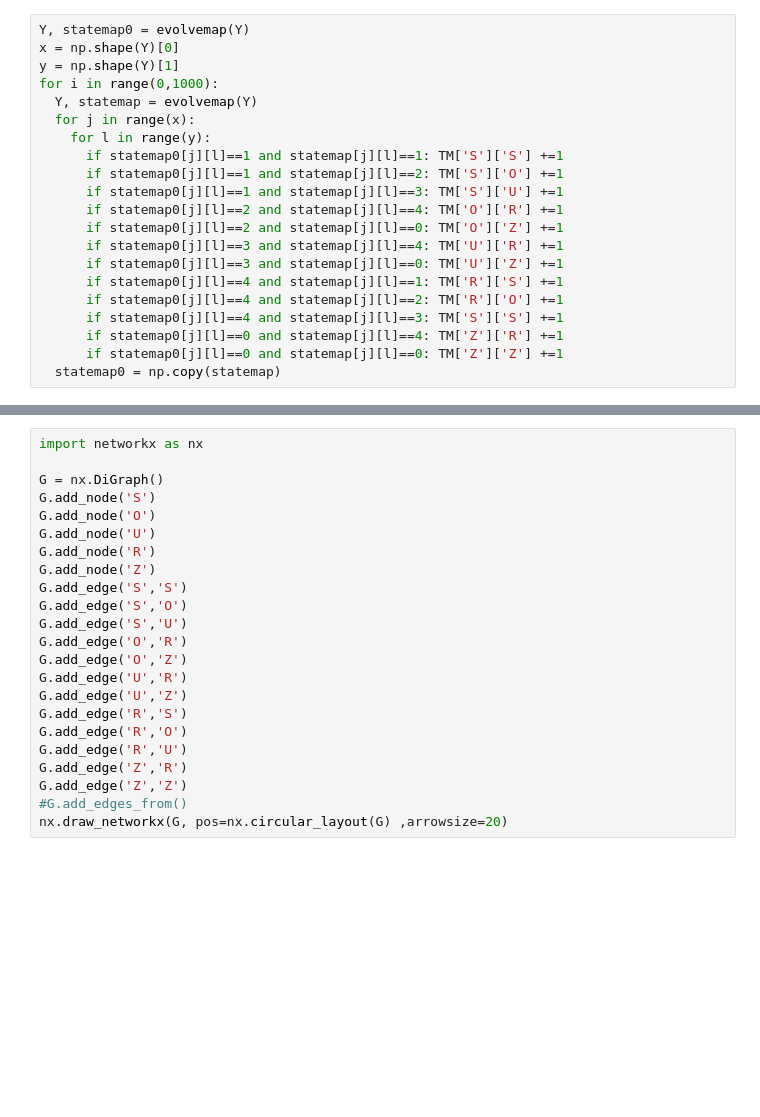
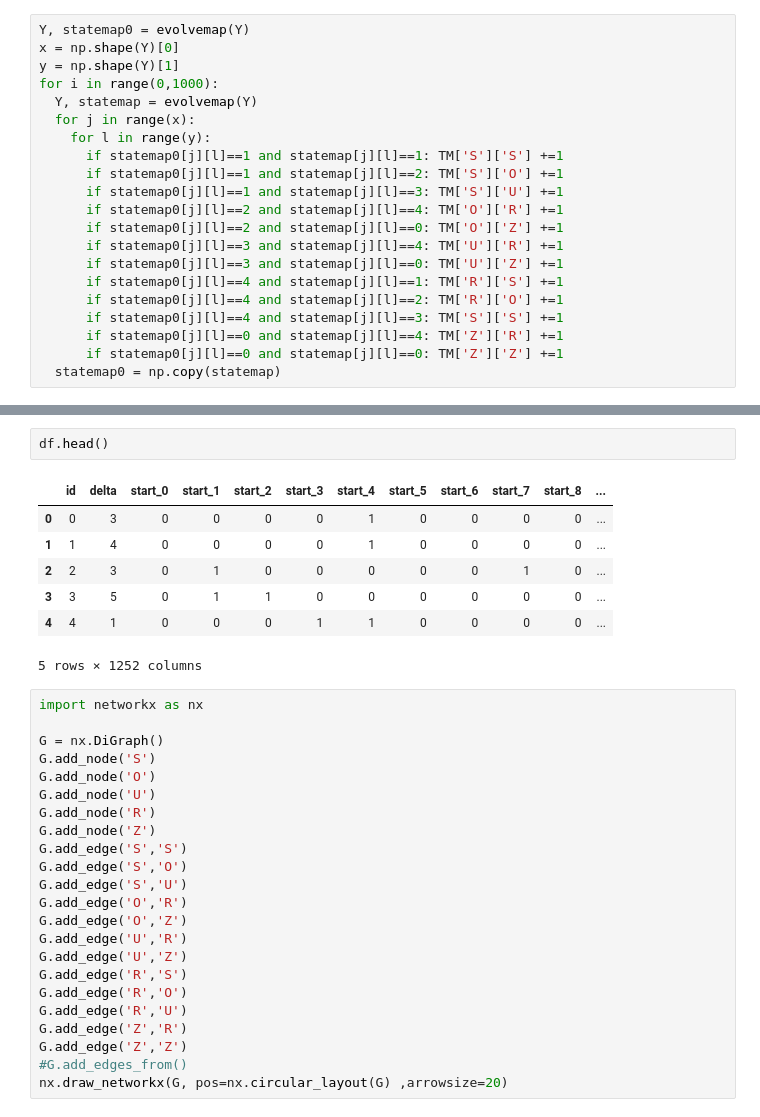
Before and after one commit to JoaoRibeiroMedeiros/NoiseFilters, a Jupyter notebook: ReverseGameOfLife.ipynb, the cells around one changed output, grey strips where cells are left out. Drawn from its saved outputs; the diff is of its cells as text; blank space fills up the shorter version.

```diff
--- a/ReverseGameOfLife.ipynb
+++ b/ReverseGameOfLife.ipynb
@@ -308,3 +437,13 @@ TM
+# %%
+df.head()
+# %% [output]
+|  | id | delta | start_0 | start_1 | start_2 | start_3 | start_4 | start_5 | start_6 | start_7 | start_8 | ... |
+| 0 | 0 | 3 | 0 | 0 | 0 | 0 | 1 | 0 | 0 | 0 | 0 | ... |
+| 1 | 1 | 4 | 0 | 0 | 0 | 0 | 1 | 0 | 0 | 0 | 0 | ... |
+| 2 | 2 | 3 | 0 | 1 | 0 | 0 | 0 | 0 | 0 | 1 | 0 | ... |
+| 3 | 3 | 5 | 0 | 1 | 1 | 0 | 0 | 0 | 0 | 0 | 0 | ... |
+| 4 | 4 | 1 | 0 | 0 | 0 | 1 | 1 | 0 | 0 | 0 | 0 | ... |
+5 rows × 1252 columns
 # %%
 import networkx as nx
 
```
Also changed, not shown: parts of 31 cells of this notebook.
